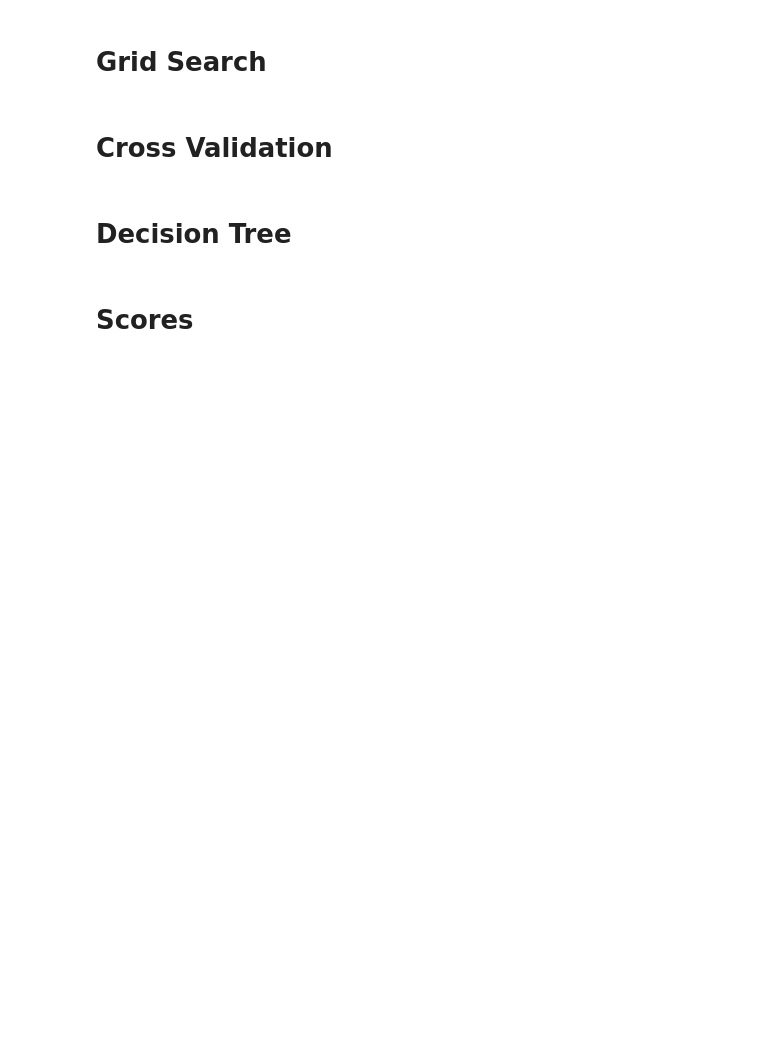
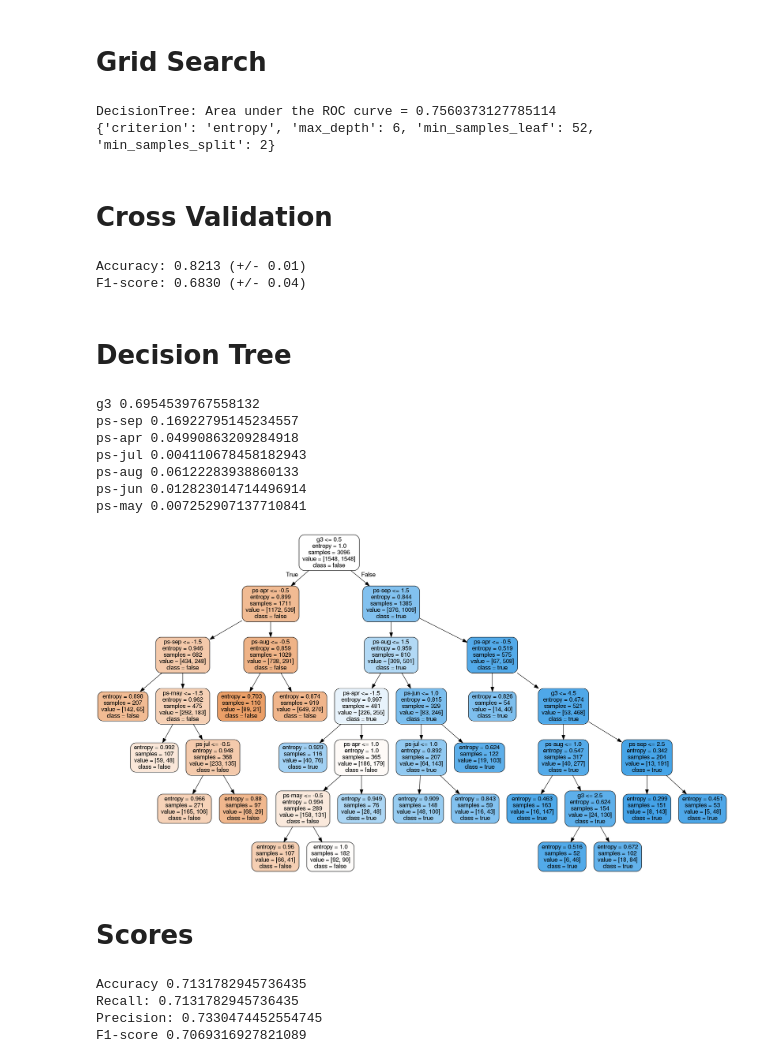
Before and after one commit to lucacorbucci/DataMiningProject2018, a Jupyter notebook: Project/Classification/DecisionTree.ipynb, the cells around one changed output. Cells and saved outputs as stored; diff of their text form; code cells hidden in the pictures; blank space fills up the shorter version.

Commit message:
Classification_Splitted

```diff
--- a/Project/Classification/DecisionTree.ipynb
+++ b/Project/Classification/DecisionTree.ipynb
@@ -71,7 +71,7 @@ def plot_confusion_matrix(cm, classes,
 # %% [markdown]
 # Filtering Attributes
 # %%
-reduced = pd.read_csv("/home/dataset.csv")
+reduced = pd.read_csv("./outCompleta.csv")
 reduced["sums"] = reduced.iloc[:, 5:10].sum(axis=1)
 reduced["g3"] = reduced.iloc[:, 5:10].ge(1,axis=1).sum(axis=1)
 
@@ -107,3 +107,5 @@ reduced = reduced.filter(['g3','ps-sep','ps-apr','ps-jul','ps-aug','ps-jun','ps-
 #reduced = reduced.filter(['ps-sep','g3','ps-apr','credit_default'], axis=1)
 #reduced= reduced.drop(columns=['limit','varps','ps-apr','ps-may','ps-aug','ps-jul','ps-jun','ba-sep','ba-sep','ba-aug','ba-jul','ba-jun','ba-may','ba-apr','pa-sep','pa-aug','pa-jun','pa-may','pa-apr','sums'])
 #print(reduced.head)
+
+reduced['credit_default'].replace({0: 'false', 1: 'true'}, inplace=True)
@@ -141,6 +146,9 @@ tree_performance = roc_auc_score(y_test, dt1_fit.predict_proba(X_test)[:, 1])
 print("DecisionTree: Area under the ROC curve = {}".format(tree_performance))
 opt_dt1 = dt1_fit.best_estimator_
 print("{}".format(dt1_fit.best_params_))
+# %% [output]
+DecisionTree: Area under the ROC curve = 0.7560373127785114
+{'criterion': 'entropy', 'max_depth': 6, 'min_samples_leaf': 52, 'min_samples_split': 2}
 # %% [markdown]
 # Cross Validation
 # %%
@@ -151,19 +159,31 @@ cva=('Accuracy: %0.4f (+/- %0.2f)' % (scores.mean(), scores.std() * 2))
 scores = cross_val_score(opt_dt1, X, y, cv=10, scoring='f1_macro')
 print('F1-score: %0.4f (+/- %0.2f)' % (scores.mean(), scores.std() * 2))
 cvf=('F1-score: %0.4f (+/- %0.2f)' % (scores.mean(), scores.std() * 2))
+# %% [output]
+Accuracy: 0.8213 (+/- 0.01)
+F1-score: 0.6830 (+/- 0.04)
 # %% [markdown]
 # Decision Tree
 # %%
 for col, imp in zip(attributes, opt_dt1.feature_importances_):
     print(col, imp)
 
 dot_data = tree.export_graphviz(opt_dt1, out_file=None,
                                 feature_names=attributes,
                                 class_names=opt_dt1.classes_,
                                 filled=True, rounded=True,
-                                special_characters=True)
+                                special_characters=False)
 graph = pydotplus.graph_from_dot_data(dot_data)
 Image(graph.create_png())
+# %% [output]
+g3 0.6954539767558132
+ps-sep 0.16922795145234557
+ps-apr 0.04990863209284918
+ps-jul 0.004110678458182943
+ps-aug 0.06122283938860133
+ps-jun 0.012823014714496914
+ps-may 0.007252907137710841
+[figure, added]
 # %% [markdown]
 # Scores
 # %%
@@ -176,6 +196,11 @@ p1 = ('Precision: %s' %  precision_score(y_train, y_pred1, average='weighted'))
 print(p1)
 f1=('F1-score %s' % f1_score(y_train, y_pred1, average='weighted'))
 print(f1)
+# %% [output]
+Accuracy 0.7131782945736435
+Recall: 0.7131782945736435
+Precision: 0.7330474452554745
+F1-score 0.7069316927821089
 # %%
 report1 = classification_report(y_train, y_pred1)
 print(report1)
```
Also changed, not shown: parts of 6 cells of this notebook, 3 other files.
